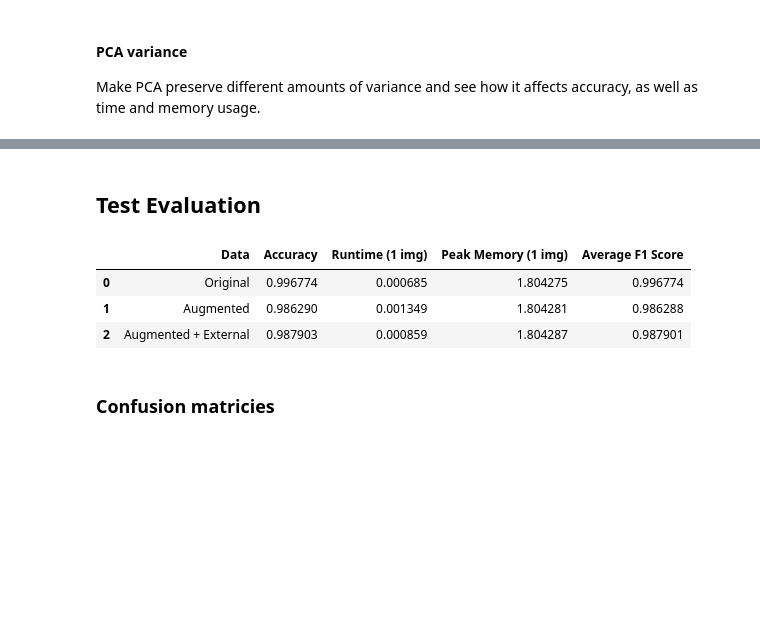
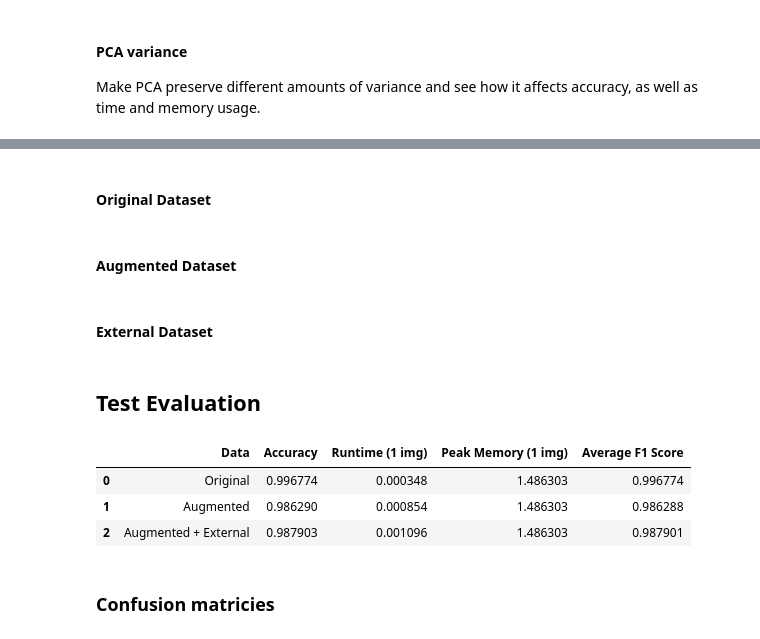
Before and after one commit to JasmineZhangxyz/ultrasound-liver-classifier, a Jupyter notebook: SVM.ipynb, the cells around one changed output, grey strips where cells are left out. Saved outputs shown, nothing was run; the diff lists cells and outputs as text; code cells hidden in the pictures; blank space fills up the shorter version.

Commit message:
fixed svm.ipynb, added saved svm models

```diff
--- a/SVM.ipynb
+++ b/SVM.ipynb
@@ -51,8 +35,8 @@ def get_svm_dataset(use_external=False, aug_data=False):
 ### Helper functions
 # %%
 def plot_confusion_matrix(y_test, y_pred):
-    cm = confusion_matrix(y_test, y_pred, labels=svm_model.classes_)
-    disp = ConfusionMatrixDisplay(confusion_matrix=cm, display_labels=svm_model.classes_)
+    cm = confusion_matrix(y_test, y_pred)
+    disp = ConfusionMatrixDisplay(confusion_matrix=cm)
     disp.plot(cmap=plt.cm.Blues)
     plt.show()
 
@@ -85,4 +69,4 @@ def get_metrics_svm(x_test, y_test, scaler, pca, svm_model):
   runtime, peak_mem, (y_pred, acc) = get_memory_usage_and_runtime(eval, (x_test, y_test, scaler, pca, svm_model,))
   precision, recall, f1_score, support = precision_recall_fscore_support(y_test, y_pred)
 
-  return acc, runtime/y_test_a.shape[0], peak_mem/y_test_a.shape[0], np.mean(f1_score), y_pred
+  return acc, runtime/y_test.shape[0], peak_mem/y_test.shape[0], np.mean(f1_score), y_pred
@@ -259,4 +141,0 @@ cp: cannot stat '/content/pca_00.pkl': No such file or directory
-# %%
-svm_model = joblib.load('/content/drive/My Drive/Capstone 2023/Saved Models/svm_00.pkl')
-scaler = joblib.load('/content/drive/My Drive/Capstone 2023/Saved Models/scaler_00.pkl')
-pca = joblib.load('/content/drive/My Drive/Capstone 2023/Saved Models/pca_00.pkl')
@@ -300,4 +141,0 @@ joblib.dump(pca, 'pca_01.pkl')
-# %%
-svm_model = joblib.load('/content/drive/My Drive/Capstone 2023/Saved Models/svm_01.pkl')
-scaler = joblib.load('/content/drive/My Drive/Capstone 2023/Saved Models/scaler_01.pkl')
-pca = joblib.load('/content/drive/My Drive/Capstone 2023/Saved Models/pca_01.pkl')
@@ -341,4 +141,0 @@ joblib.dump(pca, 'pca_11.pkl')
-# %%
-svm_model = joblib.load('/content/drive/My Drive/Capstone 2023/Saved Models/svm_11.pkl')
-scaler = joblib.load('/content/drive/My Drive/Capstone 2023/Saved Models/scaler_11.pkl')
-pca = joblib.load('/content/drive/My Drive/Capstone 2023/Saved Models/pca_11.pkl')
@@ -348,0 +215,2 @@ auc_roc_curves(auc_roc_curve_data, "SVM (Validation Set)")
+# %% [markdown]
+#### Original Dataset
@@ -348,0 +232,2 @@ auc_roc_curves(auc_roc_curve_data, "SVM (Validation Set)")
+# %% [markdown]
+#### Augmented Dataset
@@ -348,0 +253,2 @@ auc_roc_curves(auc_roc_curve_data, "SVM (Validation Set)")
+# %% [markdown]
+#### External Dataset
@@ -356,40 +276,41 @@ x_train_d, x_val_d, x_test_d, y_train_d, y_val_d, y_test_d = get_svm_dataset(use
 # %%
 # load models from saved
+model_folder = '/content/drive/My Drive/Capstone 2023/Saved Models/svm/' # change to /models/svm folder
 
 # original
-svm_model_o = joblib.load('/content/drive/My Drive/Capstone 2023/Saved Models/svm_00.pkl')
-scaler_o = joblib.load('/content/drive/My Drive/Capstone 2023/Saved Models/scaler_00.pkl')
-pca_o = joblib.load('/content/drive/My Drive/Capstone 2023/Saved Models/pca_00.pkl')
+svm_model_o = joblib.load(model_folder+'svm_original.pkl')
+scaler_o = joblib.load(model_folder+'scaler_original.pkl')
+pca_o = joblib.load(model_folder+'pca_original.pkl')
 accuracy_o, runtime_o, peak_mem_o, f1_o, y_pred_o = get_metrics_svm(x_test_o, y_test_o, scaler_o, pca_o, svm_model_o)
 
 # augmented
-svm_model_a = joblib.load('/content/drive/My Drive/Capstone 2023/Saved Models/svm_01.pkl')
-scaler_a = joblib.load('/content/drive/My Drive/Capstone 2023/Saved Models/scaler_01.pkl')
-pca_a = joblib.load('/content/drive/My Drive/Capstone 2023/Saved Models/pca_01.pkl')
+svm_model_a = joblib.load(model_folder+'svm_augmented.pkl')
+scaler_a = joblib.load(model_folder+'scaler_augmented.pkl')
+pca_a = joblib.load(model_folder+'pca_augmented.pkl')
 accuracy_a, runtime_a, peak_mem_a, f1_a, y_pred_a = get_metrics_svm(x_test_a, y_test_a, scaler_a, pca_a, svm_model_a)
 
 # external
-svm_model_d = joblib.load('/content/drive/My Drive/Capstone 2023/Saved Models/svm_11.pkl')
-scaler_d = joblib.load('/content/drive/My Drive/Capstone 2023/Saved Models/scaler_11.pkl')
-pca_d = joblib.load('/content/drive/My Drive/Capstone 2023/Saved Models/pca_11.pkl')
+svm_model_d = joblib.load(model_folder+'svm_augmented_and_external.pkl')
+scaler_d = joblib.load(model_folder+'scaler_augmented_and_external.pkl')
+pca_d = joblib.load(model_folder+'pca_augmented_and_external.pkl')
 accuracy_d, runtime_d, peak_mem_d, f1_d, y_pred_d = get_metrics_svm(x_test_d, y_test_d, scaler_d, pca_d, svm_model_d)
 
 
 results = {
     "Data": ["Original", "Augmented", "Augmented + External"],
     "Accuracy": [accuracy_o, accuracy_a, accuracy_d],
     "Runtime (1 img)": [runtime_o, runtime_a, runtime_d],
     "Peak Memory (1 img)": [peak_mem_o, peak_mem_a, peak_mem_d],
     "Average F1 Score": [f1_o, f1_a, f1_d]
 }
 
 results_pd = pd.DataFrame(results)
 results_pd
 # %% [output]
 |  | Data | Accuracy | Runtime (1 img) | Peak Memory (1 img) | Average F1 Score |
-| 0 | Original | 0.996774 | 0.000685 | 1.804275 | 0.996774 |
-| 1 | Augmented | 0.986290 | 0.001349 | 1.804281 | 0.986288 |
-| 2 | Augmented + External | 0.987903 | 0.000859 | 1.804287 | 0.987901 |
+| 0 | Original | 0.996774 | 0.000348 | 1.486303 | 0.996774 |
+| 1 | Augmented | 0.986290 | 0.000854 | 1.486303 | 0.986288 |
+| 2 | Augmented + External | 0.987903 | 0.001096 | 1.486303 | 0.987901 |
 # %% [markdown]
 ### Confusion matricies
 # %%
```
Also changed, not shown: parts of 62 cells of this notebook, 9 other files.
